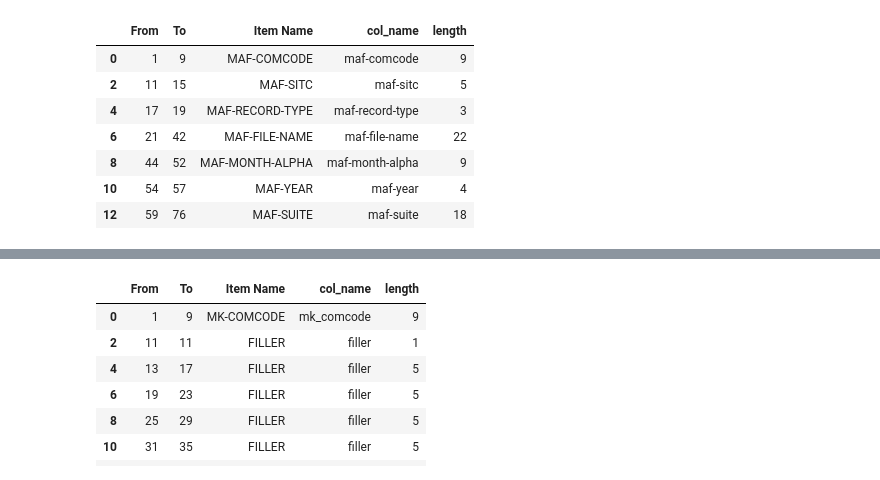
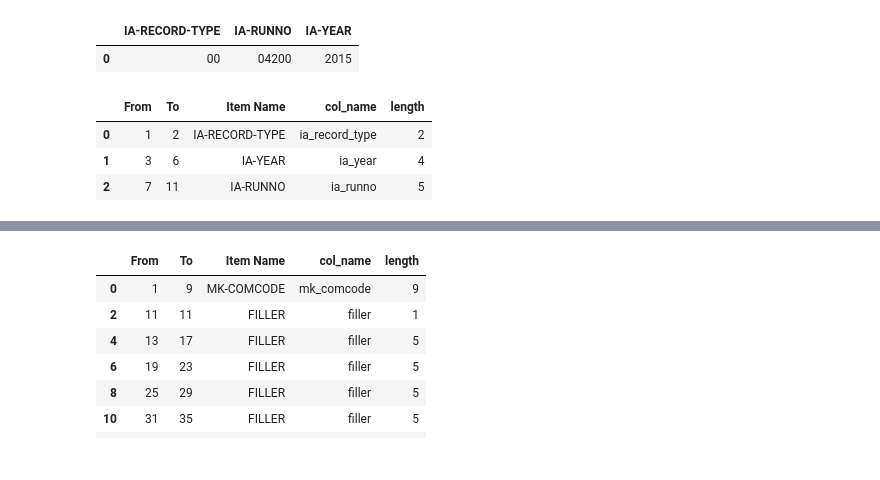
Before and after one commit to RobinL/HMRCTradeDataParser, a Jupyter notebook: importers.ipynb, the cells around one changed output, grey strips where cells are left out. Saved outputs shown, nothing was run; the diff lists cells and outputs as text; code cells hidden in the pictures.

Commit message:
working on importers!

```diff
--- a/import-Copy1.ipynb
+++ b/importers.ipynb
@@ -28,0 +15,3 @@ header_record_specs = get_fields_df(header_record_specs)
+# %%
+header_record_specs = pd.read_csv("pycharm/specs/importers_header_record_specs.csv")
+header_record_specs = get_fields_df(header_record_specs)
@@ -36,21 +31,21 @@ for row in header_record_specs.iterrows():
     header_record_dict[key] = value
 # %%
 header_record_df = pd.DataFrame([header_record_dict])
+header_record_df
+# %% [output]
+|  | IA-RECORD-TYPE | IA-RUNNO | IA-YEAR |
+| 0 | 00 | 04200 | 2015 |
 # %%
 header_record_specs
-header_record_specs["col_name"] = header_record_specs["Item Name"].str.lower()
+header_record_specs["col_name"] = header_record_specs["Item Name"].str.lower().str.replace("-","_")
 header_record_specs["length"] = header_record_specs["To"] - header_record_specs["From"] + 1
-header_record_specs[["col_name","length"]].to_clipboard()
+header_record_specs[["col_name","length"]].to_clipboard(index=False)
 header_record_specs
 # %% [output]
 |  | From | To | Item Name | col_name | length |
-| 0 | 1 | 9 | MAF-COMCODE | maf-comcode | 9 |
-| 2 | 11 | 15 | MAF-SITC | maf-sitc | 5 |
-| 4 | 17 | 19 | MAF-RECORD-TYPE | maf-record-type | 3 |
-| 6 | 21 | 42 | MAF-FILE-NAME | maf-file-name | 22 |
-| 8 | 44 | 52 | MAF-MONTH-ALPHA | maf-month-alpha | 9 |
-| 10 | 54 | 57 | MAF-YEAR | maf-year | 4 |
-| 12 | 59 | 76 | MAF-SUITE | maf-suite | 18 |
+| 0 | 1 | 2 | IA-RECORD-TYPE | ia_record_type | 2 |
+| 1 | 3 | 6 | IA-YEAR | ia_year | 4 |
+| 2 | 7 | 11 | IA-RUNNO | ia_runno | 5 |
 # %%
 #Using the specification of the tail record from https://www.uktradeinfo.com/Statistics/Documents/Tech_Spec_SMKE19.DOC
 tail_record_specs = pd.read_csv("import_tail_record_specs.csv")
```
Also changed, not shown: parts of 4 cells of this notebook, 5 other files.
